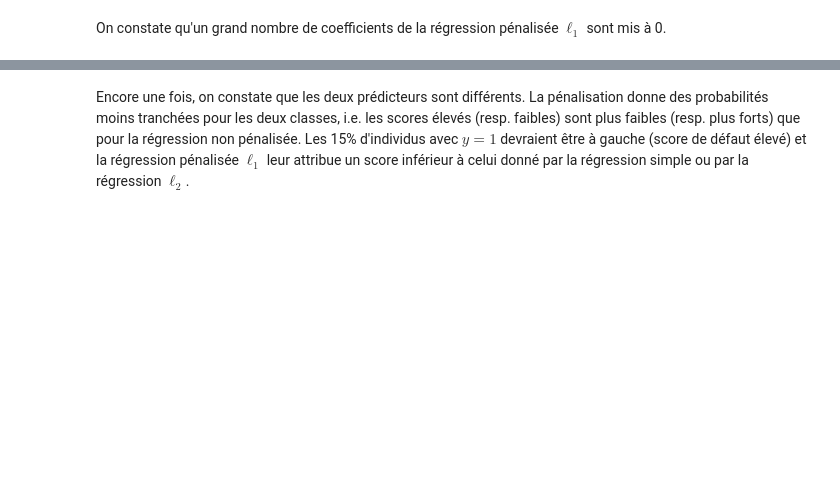
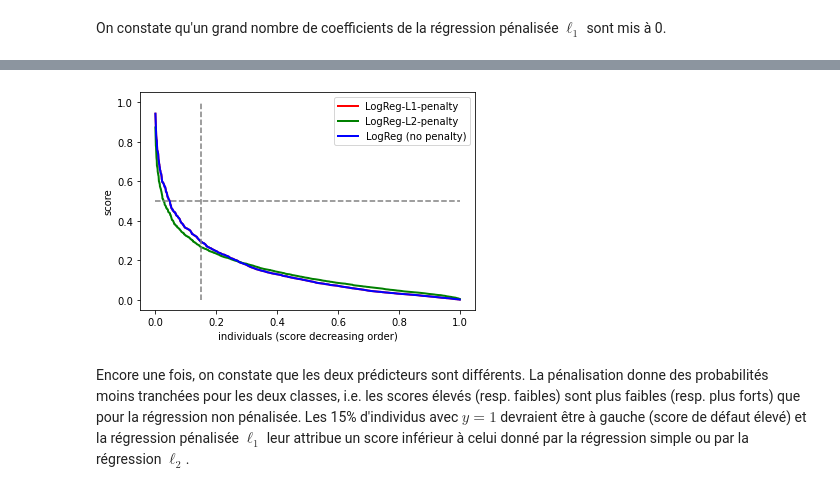
Before and after one commit to tabea17/formationCNRSdeepLearning, a Jupyter notebook: day1_Logistic_Regression_credit_score.ipynb, the cells around one changed output, grey strips where cells are left out. Saved outputs shown, nothing was run; the diff lists cells and outputs as text; code cells hidden in the pictures; blank space fills up the shorter version.

```diff
--- a/day1_Logistic_Regression_credit_score.ipynb
+++ b/day1_Logistic_Regression_credit_score.ipynb
@@ -500,31 +705,33 @@ plt.show()
 # %%
 # On trace les courbes de score sur les données de test pour nos deux classifieurs (sans pénalité et pénalité en norme 1)
 
 pred_test_l1 = pd.DataFrame({
     'Y': Y_test,
-    'score' : result_l1.predict_proba(X_test)[:,1],
+    'score' : logreg.predict_proba(X_test)[:,1],
     })
 
 # on ordonne les prédictions par score décroissant
 pred_test_l1 = pred_test_l1.sort_values(by='score', ascending=False)
 
 plt.xlabel('individuals (score decreasing order)')
 plt.ylabel('score')
 
 # Courbes de scores
 plt.subplot()
 x = np.linspace(0, 1, len(pred_test.score))
 
 plt.plot(x, pred_test_l1.score, linewidth=2, color='r', label=f"LogReg-L1-penalty")
 plt.plot(x, pred_test_l2.score, linewidth=2, color='green', label=f"LogReg-L2-penalty")
 plt.plot(x, pred_test.score, linewidth=2, color='b', label=f"LogReg (no penalty)")
 
 # repères
 plt.vlines(0.15,0,1,color='gray',linestyle='dashed') # 15% d'individus avec y=1
 plt.hlines(0.5,0,1,color='gray',linestyle='dashed') # seuil t=1/2
 
 plt.legend(loc="upper right")
 plt.show()
+# %% [output]
+[figure, added]
 # %% [markdown]
 Encore une fois, on constate que les deux prédicteurs sont différents. La pénalisation donne des probabilités moins tranchées pour les deux classes, i.e.  les scores élevés (resp. faibles) sont plus faibles (resp. plus forts) que pour la régression non pénalisée. Les 15% d'individus avec $y=1$ devraient être à gauche (score de défaut élevé) et la régression pénalisée $\ell_1$ leur attribue un score inférieur à celui donné par la régression simple ou par la régression $\ell_2$.
 # %%
```
Also changed, not shown: parts of 44 cells of this notebook, 2 other files.
